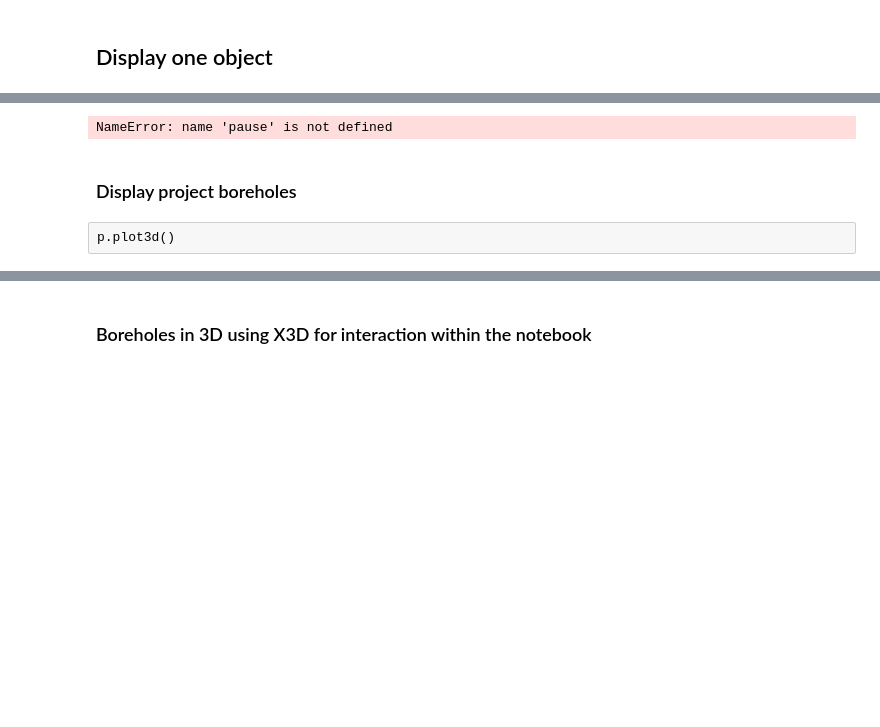
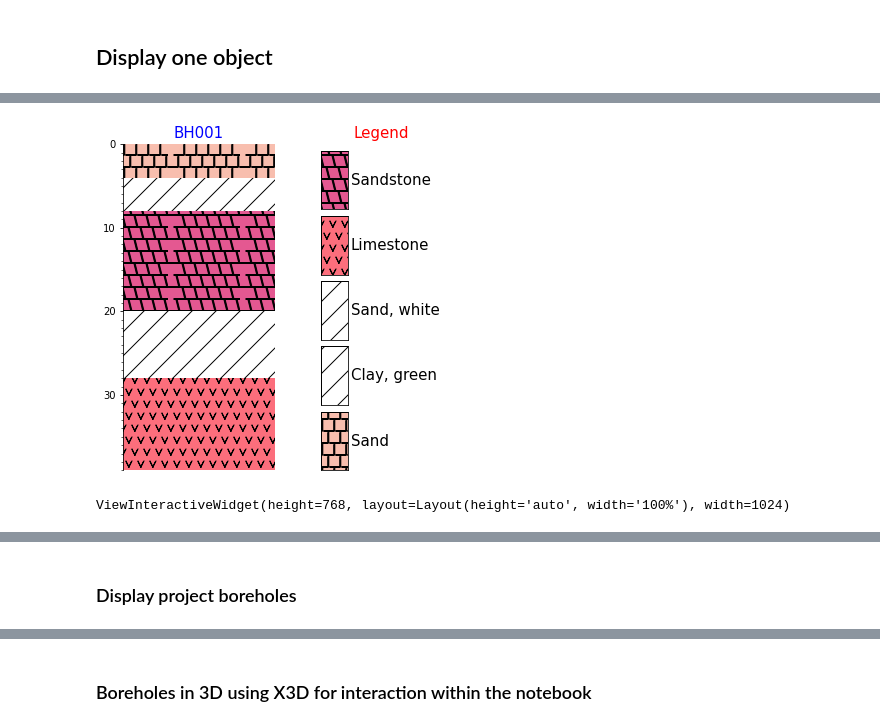
Before and after one commit to kaufmanno/GSDMA, a Jupyter notebook: playground/TFE_test/Boreholes_representation.ipynb, the cells around one changed output, grey strips where cells are left out. Drawn from its saved outputs; the diff is of its cells as text; code cells hidden in the pictures; blank space fills up the shorter version.

```diff
--- a/playground/TFE_test/Boreholes_representation.ipynb
+++ b/playground/TFE_test/Boreholes_representation.ipynb
@@ -62,3 +27,5 @@ df_all[['ID','Long_Pz']].query("ID=='112'")
 # %%
-df_all.drop('Z', axis='columns', inplace=True)
-df_all.rename({'new_Z':'Z'}, axis='columns', inplace=True)
+df.drop('Z', axis='columns', inplace=True)
+df.rename({'new_Z':'Z'}, axis='columns', inplace=True)
+# %%
+df.loc[df.query('Colour=="tan"').index, 'Colour'] = 'green' # use simple colour
@@ -87,7 +48,10 @@ bhs_df=[df_all]
+# %%
+bhs_df=[df] # list of dataframes
 # %%
 boreholes, components, link_intv_comp = boreholes_from_files(bhs_df, verbose=True,
                                                 litho_field='Lithology',
-                                                lexicon=Lexicon.default(),
+                                                color_field='Colour',
+                                                lexicon='en', #Lexicon.default(),
                                             diam_field='Diameter',
                                             thick_field='Thickness')
 # %% [output]
@@ -316,12 +277,14 @@ BH001
+# %%
+p.boreholes_3d[0].plot2d()
+# %% [output]
+[figure, added]
+# %%
+p.boreholes_3d[0].plot3d()
+# %% [output]
+ViewInteractiveWidget(height=768, layout=Layout(height='auto', width='100%'), width=1024)
 # %%
 p.boreholes_3d[0].plot3d(x3d=True)
 # %% [output]
 [interactive output not drawn]
-# %%
-pause
-# %% [output]
-NameError: name 'pause' is not defined
 # %% [markdown]
 ### Display project boreholes
-# %% [raw]
-p.plot3d()
```
Also changed, not shown: parts of 35 cells of this notebook, 5 other files.
